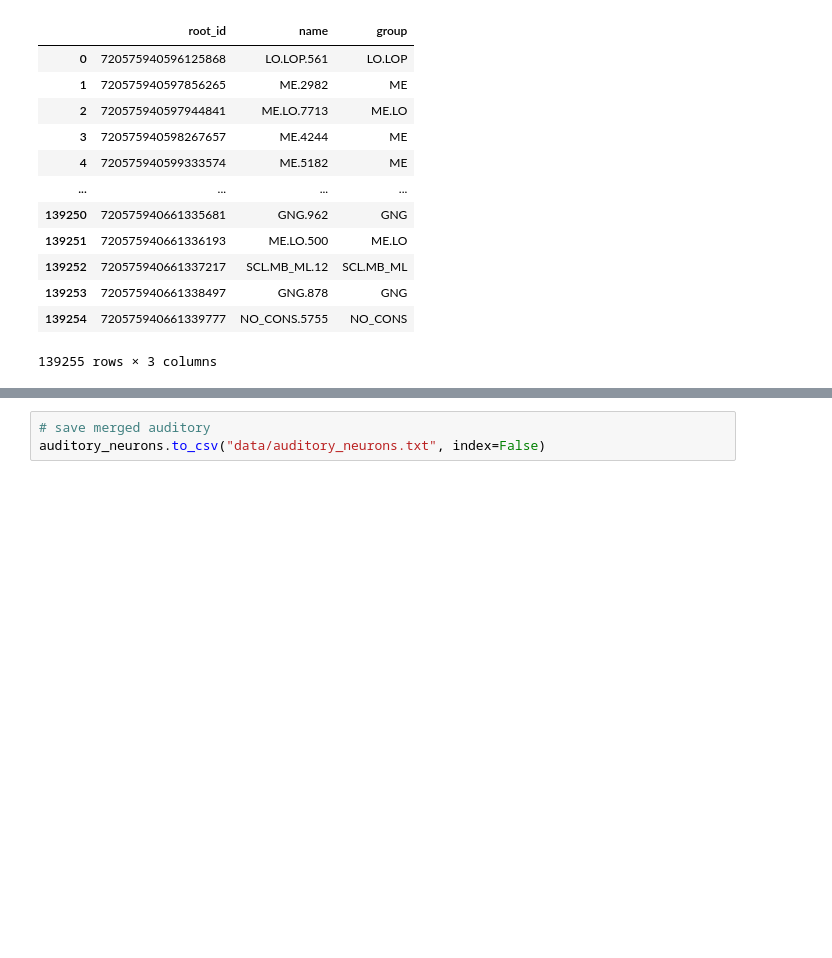
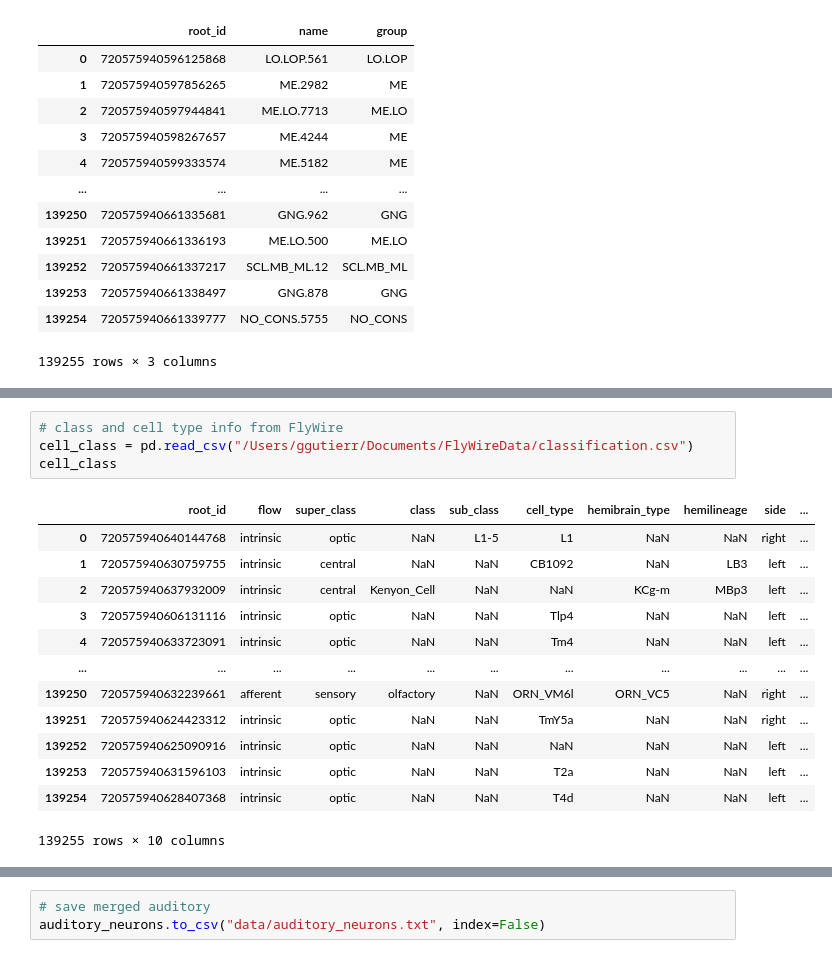
Before and after one commit to Gutierrez-lab/auditory-analysis, a Jupyter notebook: auditory_connectivity_table.ipynb, the cells around one changed output, grey strips where cells are left out. Cells and saved outputs as stored; diff of their text form; blank space fills up the shorter version.

```diff
--- a/auditory_connectivity_table.ipynb
+++ b/auditory_connectivity_table.ipynb
@@ -96,3 +96,21 @@ types
 | 137685 | 720575940661338497 | CB0904 | NaN |
 | 137686 | 720575940661339777 | R1-6 | NaN |
 137687 rows × 3 columns
+# %%
+# class and cell type info from FlyWire
+cell_class = pd.read_csv("/Users/ggutierr/Documents/FlyWireData/classification.csv")
+cell_class
+# %% [output]
+|  | root_id | flow | super_class | class | sub_class | cell_type | hemibrain_type | hemilineage | side | ... |
+| 0 | 720575940640144768 | intrinsic | optic | NaN | L1-5 | L1 | NaN | NaN | right | ... |
+| 1 | 720575940630759755 | intrinsic | central | NaN | NaN | CB1092 | NaN | LB3 | left | ... |
+| 2 | 720575940637932009 | intrinsic | central | Kenyon_Cell | NaN | NaN | KCg-m | MBp3 | left | ... |
+| 3 | 720575940606131116 | intrinsic | optic | NaN | NaN | Tlp4 | NaN | NaN | left | ... |
+| 4 | 720575940633723091 | intrinsic | optic | NaN | NaN | Tm4 | NaN | NaN | left | ... |
+| ... | ... | ... | ... | ... | ... | ... | ... | ... | ... | ... |
+| 139250 | 720575940632239661 | afferent | sensory | olfactory | NaN | ORN_VM6l | ORN_VC5 | NaN | right | ... |
+| 139251 | 720575940624423312 | intrinsic | optic | NaN | NaN | TmY5a | NaN | NaN | right | ... |
+| 139252 | 720575940625090916 | intrinsic | optic | NaN | NaN | NaN | NaN | NaN | left | ... |
+| 139253 | 720575940631596103 | intrinsic | optic | NaN | NaN | T2a | NaN | NaN | left | ... |
+| 139254 | 720575940628407368 | intrinsic | optic | NaN | NaN | T4d | NaN | NaN | left | ... |
+139255 rows × 10 columns
```
Also changed, not shown: parts of 4 cells of this notebook.
